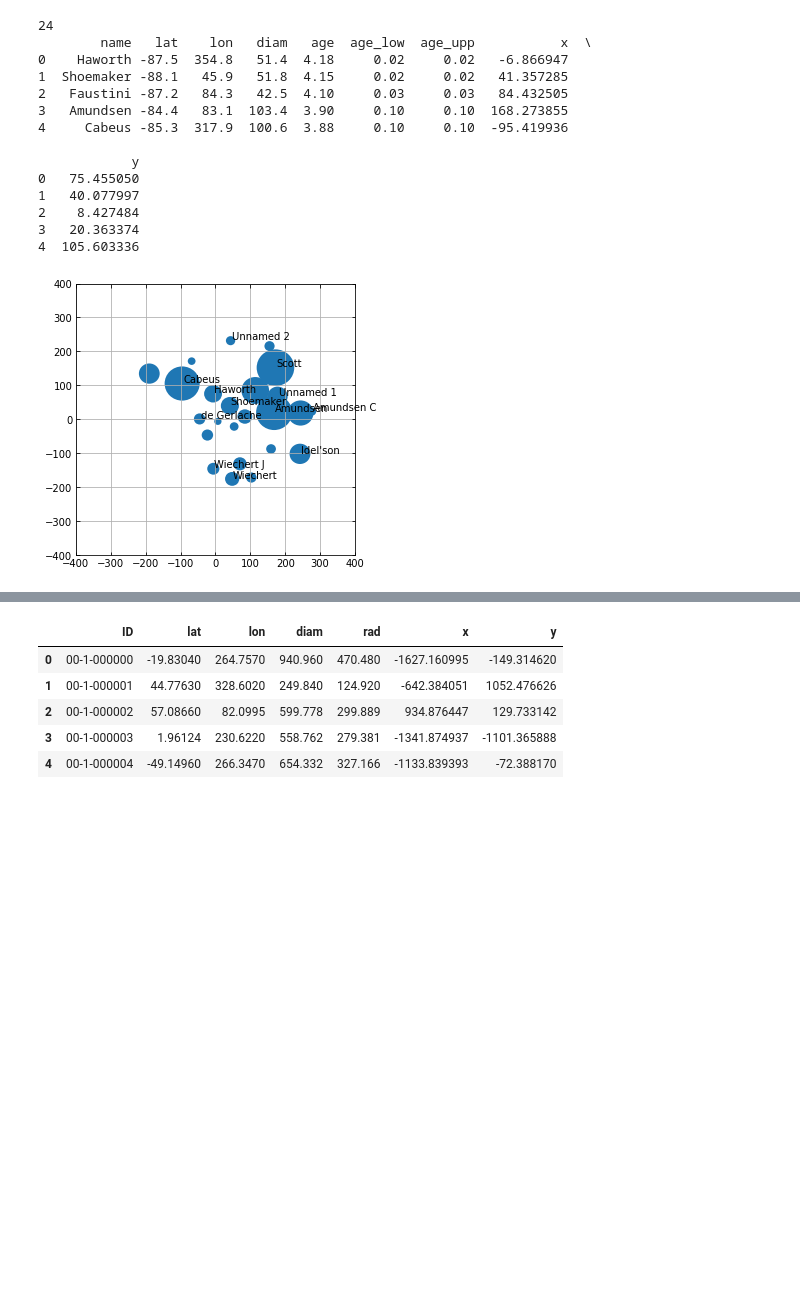
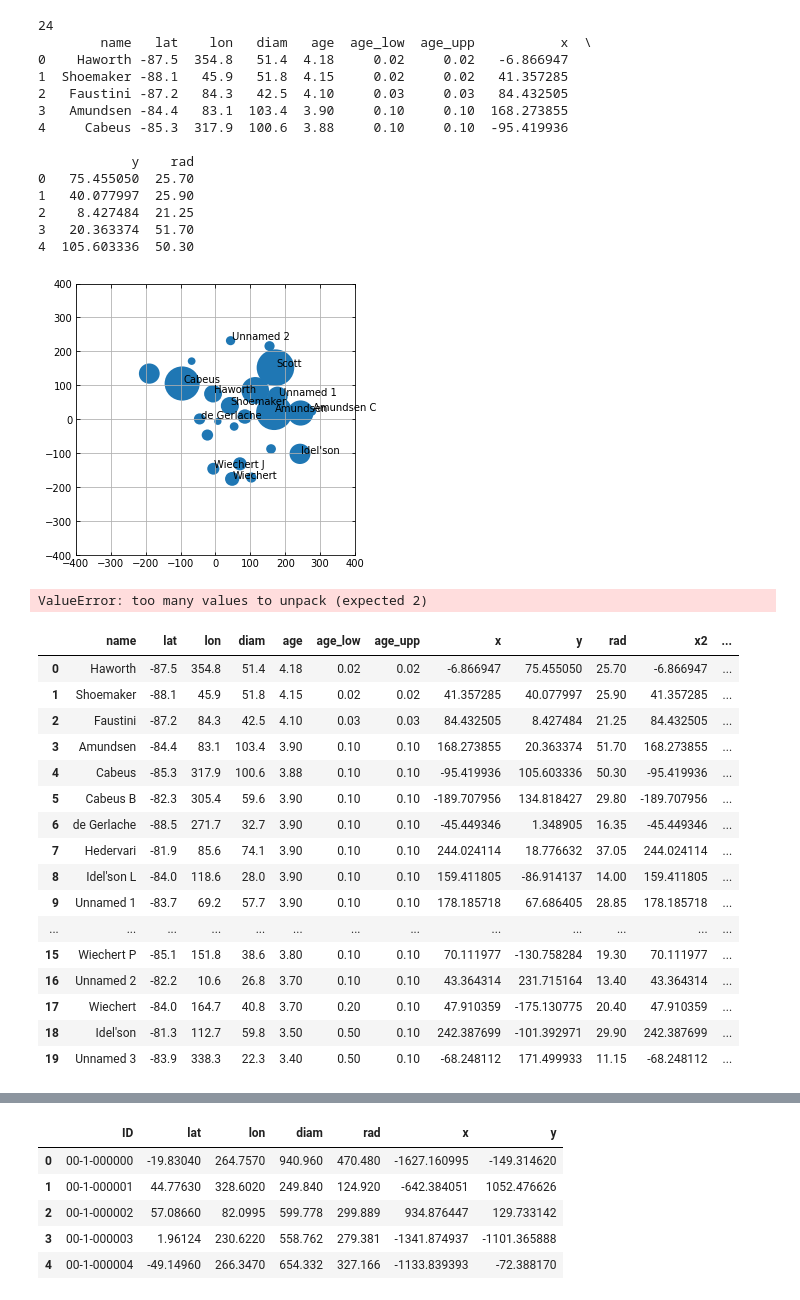
Before and after one commit to cjtu/moonpies, a Jupyter notebook: code/cannon2020.ipynb, the cells around one changed output, grey strips where cells are left out. Cells and saved outputs as stored; diff of their text form; code cells hidden in the pictures; blank space fills up the shorter version.

```diff
--- a/code/cannon2020.ipynb
+++ b/code/cannon2020.ipynb
@@ -25,6 +25,7 @@ fcraters = '~/projects/essi21/data/cannon2020_crater_ages.csv'
 cols = ('name', 'lat', 'lon', 'diam', 'age', 'age_low', 'age_upp')
 df = pd.read_csv(fcraters, names=cols, header=0)
 df['x'], df['y'] = model.latlon2xy(df.lat, df.lon)
+df['rad'] = df.diam / 2
 print(len(df))
 print(df.head())
 
@@ -48,10 +49,38 @@ plt.show()
 3   Amundsen -84.4   83.1  103.4  3.90     0.10     0.10  168.273855
 4     Cabeus -85.3  317.9  100.6  3.88     0.10     0.10  -95.419936
 
-            y
-0   75.455050
-1   40.077997
-2    8.427484
-3   20.363374
-4  105.603336
+            y    rad
+0   75.455050  25.70
+1   40.077997  25.90
+2    8.427484  21.25
+3   20.363374  51.70
+4  105.603336  50.30
 [figure]
+# %%
+def latlon2xy(lat, lon):
+    X = gc_dist(0, -90, lon, lat)
+    return
+
+df['x2'], df['y2'] = latlon2xy(df.lat, df.lon)
+# %% [output]
+ValueError: too many values to unpack (expected 2)
+# %%
+df.head(20)
+# %% [output]
+|  | name | lat | lon | diam | age | age_low | age_upp | x | y | rad | x2 | ... |
+| 0 | Haworth | -87.5 | 354.8 | 51.4 | 4.18 | 0.02 | 0.02 | -6.866947 | 75.455050 | 25.70 | -6.866947 | ... |
+| 1 | Shoemaker | -88.1 | 45.9 | 51.8 | 4.15 | 0.02 | 0.02 | 41.357285 | 40.077997 | 25.90 | 41.357285 | ... |
+| 2 | Faustini | -87.2 | 84.3 | 42.5 | 4.10 | 0.03 | 0.03 | 84.432505 | 8.427484 | 21.25 | 84.432505 | ... |
+| 3 | Amundsen | -84.4 | 83.1 | 103.4 | 3.90 | 0.10 | 0.10 | 168.273855 | 20.363374 | 51.70 | 168.273855 | ... |
+| 4 | Cabeus | -85.3 | 317.9 | 100.6 | 3.88 | 0.10 | 0.10 | -95.419936 | 105.603336 | 50.30 | -95.419936 | ... |
+| 5 | Cabeus B | -82.3 | 305.4 | 59.6 | 3.90 | 0.10 | 0.10 | -189.707956 | 134.818427 | 29.80 | -189.707956 | ... |
+| 6 | de Gerlache | -88.5 | 271.7 | 32.7 | 3.90 | 0.10 | 0.10 | -45.449346 | 1.348905 | 16.35 | -45.449346 | ... |
+| 7 | Hedervari | -81.9 | 85.6 | 74.1 | 3.90 | 0.10 | 0.10 | 244.024114 | 18.776632 | 37.05 | 244.024114 | ... |
+| 8 | Idel'son L | -84.0 | 118.6 | 28.0 | 3.90 | 0.10 | 0.10 | 159.411805 | -86.914137 | 14.00 | 159.411805 | ... |
+| 9 | Unnamed 1 | -83.7 | 69.2 | 57.7 | 3.90 | 0.10 | 0.10 | 178.185718 | 67.686405 | 28.85 | 178.185718 | ... |
+| ... | ... | ... | ... | ... | ... | ... | ... | ... | ... | ... | ... | ... |
+| 15 | Wiechert P | -85.1 | 151.8 | 38.6 | 3.80 | 0.10 | 0.10 | 70.111977 | -130.758284 | 19.30 | 70.111977 | ... |
+| 16 | Unnamed 2 | -82.2 | 10.6 | 26.8 | 3.70 | 0.10 | 0.10 | 43.364314 | 231.715164 | 13.40 | 43.364314 | ... |
+| 17 | Wiechert | -84.0 | 164.7 | 40.8 | 3.70 | 0.20 | 0.10 | 47.910359 | -175.130775 | 20.40 | 47.910359 | ... |
+| 18 | Idel'son | -81.3 | 112.7 | 59.8 | 3.50 | 0.50 | 0.10 | 242.387699 | -101.392971 | 29.90 | 242.387699 | ... |
+| 19 | Unnamed 3 | -83.9 | 338.3 | 22.3 | 3.40 | 0.50 | 0.10 | -68.248112 | 171.499933 | 11.15 | -68.248112 | ... |
```
Also changed, not shown: parts of 13 cells of this notebook, 2 other files.
